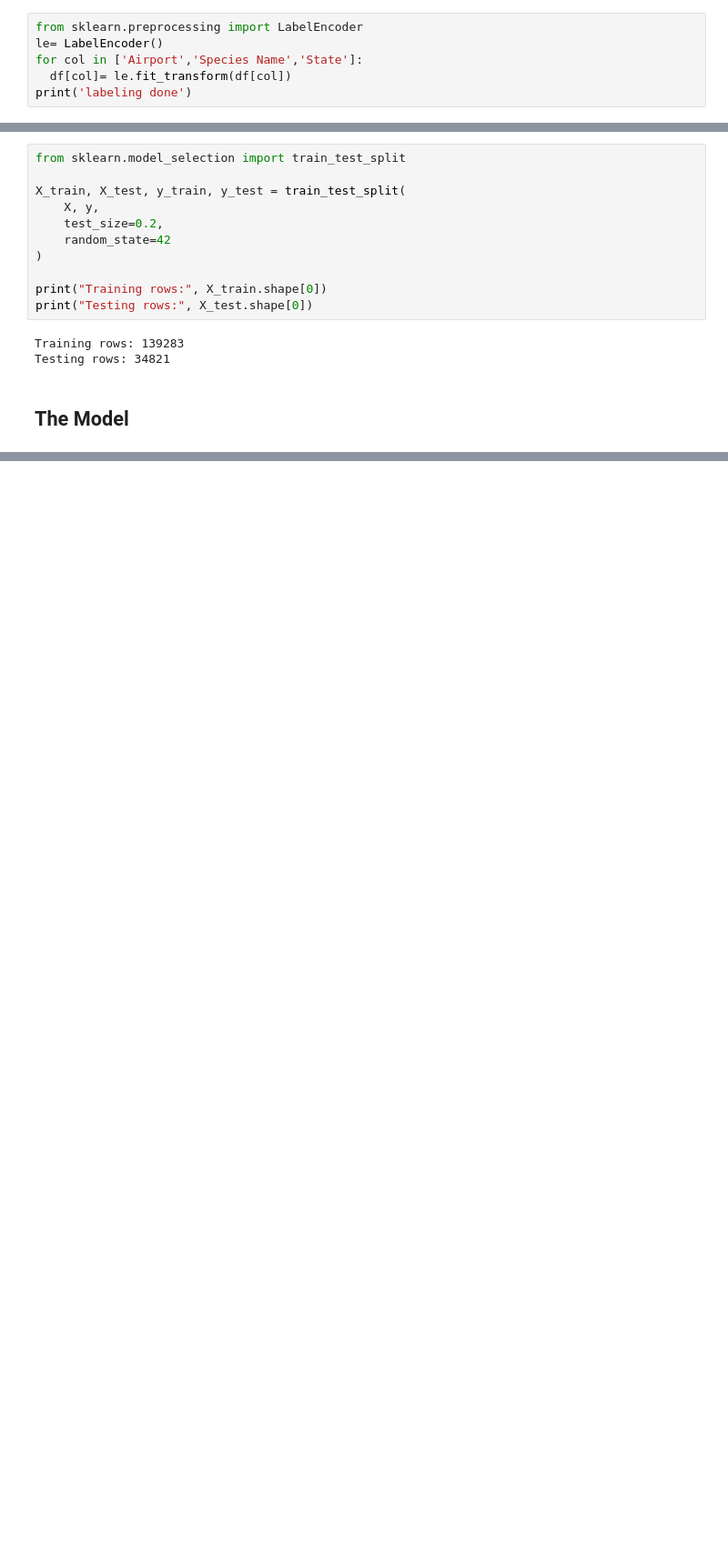
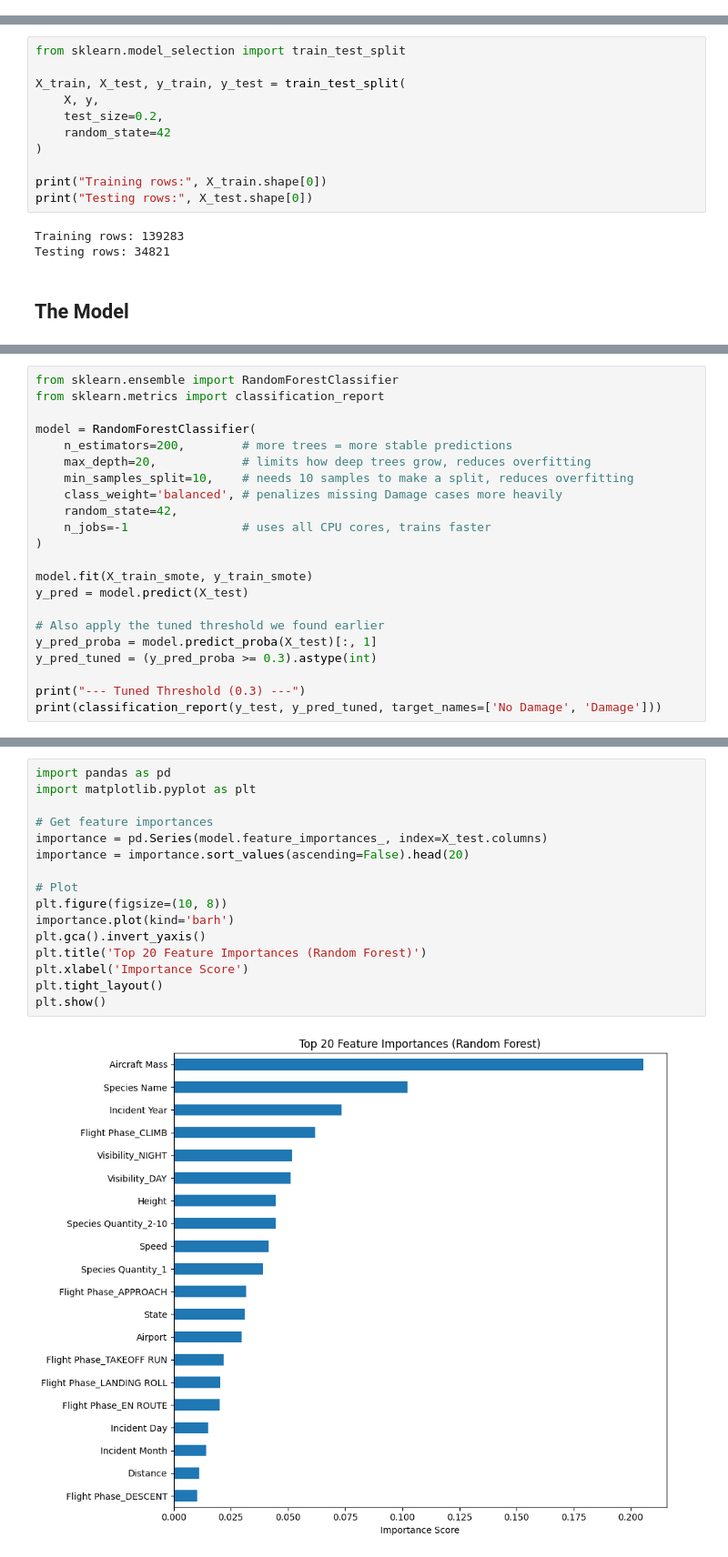
Before and after one commit to oldguy773/FAA-Wildlife-Strike-Analysis, a Jupyter notebook: Wildlifestrikes_on_Aircraft.ipynb, the cells around one changed output, grey strips where cells are left out. Shown at 91% size. Saved outputs shown, nothing was run; the diff lists cells and outputs as text; blank space fills up the shorter version.

```diff
--- a/Wildlifestrikes_on_Aircraft.ipynb
+++ b/Wildlifestrikes_on_Aircraft.ipynb
@@ -507,9 +487,3 @@ Species Quantity: 4 unique values
 Flight Impact: 6 unique values
 # %% [markdown]
 ## Labeling the Data
-# %%
-from sklearn.preprocessing import LabelEncoder
-le= LabelEncoder()
-for col in ['Airport','Species Name','State']:
-  df[col]= le.fit_transform(df[col])
-print('labeling done')
@@ -657,0 +632,22 @@ plt.show()
+# %%
+from sklearn.ensemble import RandomForestClassifier
+from sklearn.metrics import classification_report
+
+model = RandomForestClassifier(
+    n_estimators=200,        # more trees = more stable predictions
+    max_depth=20,            # limits how deep trees grow, reduces overfitting
+    min_samples_split=10,    # needs 10 samples to make a split, reduces overfitting
+    class_weight='balanced', # penalizes missing Damage cases more heavily
+    random_state=42,
+    n_jobs=-1                # uses all CPU cores, trains faster
+)
+
+model.fit(X_train_smote, y_train_smote)
+y_pred = model.predict(X_test)
+
+# Also apply the tuned threshold we found earlier
+y_pred_proba = model.predict_proba(X_test)[:, 1]
+y_pred_tuned = (y_pred_proba >= 0.3).astype(int)
+
+print("--- Tuned Threshold (0.3) ---")
+print(classification_report(y_test, y_pred_tuned, target_names=['No Damage', 'Damage']))
@@ -657,0 +785,18 @@ plt.show()
+# %%
+import pandas as pd
+import matplotlib.pyplot as plt
+
+# Get feature importances
+importance = pd.Series(model.feature_importances_, index=X_test.columns)
+importance = importance.sort_values(ascending=False).head(20)
+
+# Plot
+plt.figure(figsize=(10, 8))
+importance.plot(kind='barh')
+plt.gca().invert_yaxis()
+plt.title('Top 20 Feature Importances (Random Forest)')
+plt.xlabel('Importance Score')
+plt.tight_layout()
+plt.show()
+# %% [output]
+[figure, added]
```
Also changed, not shown: parts of 32 cells of this notebook.
